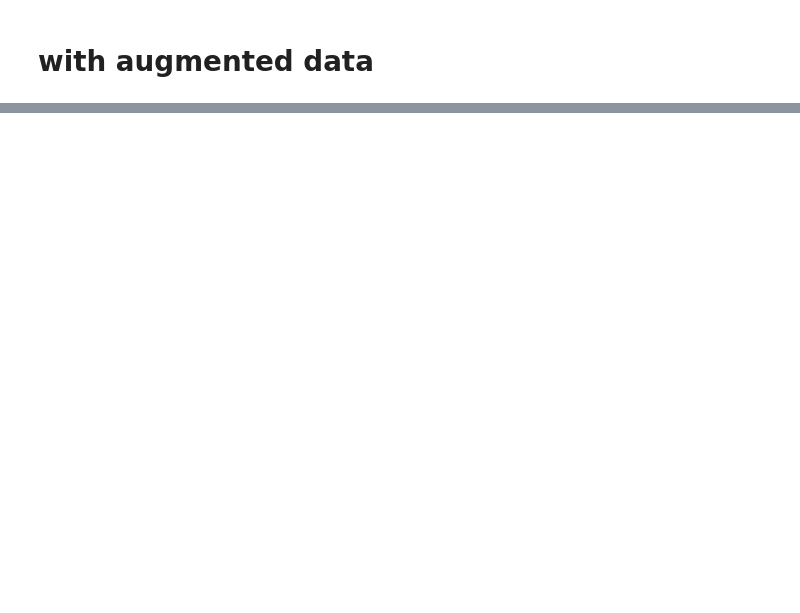
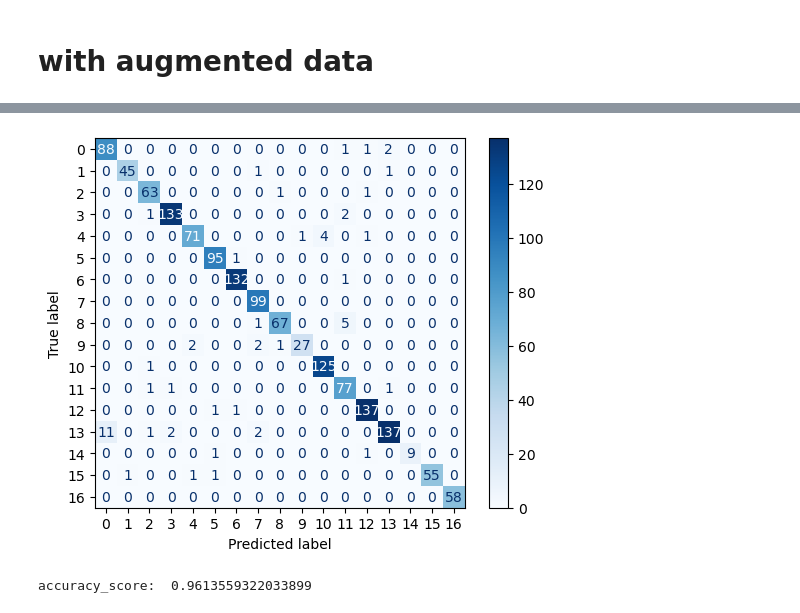
Before and after one commit to vhrollo/inf264_project2, a Jupyter notebook: src/soda_test.ipynb, the cells around one changed output, grey strips where cells are left out. Saved outputs shown, nothing was run; the diff lists cells and outputs as text; code cells hidden in the pictures; blank space fills up the shorter version.

```diff
--- a/src/soda_test.ipynb
+++ b/src/soda_test.ipynb
@@ -259,0 +339,22 @@ Score on val data(w/aug): loss = 0.17834694683551788, metric = 0.953220367431640
+# %%
+from sklearn.model_selection import GridSearchCV
+from tensorflow.keras.wrappers.scikit_learn import KerasClassifier
+
+h_params = {
+    "kernel_size" : [(3,3), (5,5)],
+    "activation" : ['relu','sigmoid'],
+    "n_filters" : [32, 64, 128],
+    "pool_size" : [(2,2), (4,4)],
+    "drop_out_rate" : [0.2,0.5],
+    "loss" : ['categorical_crossentropy'],
+    "learning_rate" : [0.0001,0.001,0.01]
+}
+
+cnn = KerasClassifier(build_fn=LeNetCNN, epochs=10,)
+
+
+gscv = GridSearchCV(estimator=cnn,
+                    param_grid=h_params,
+                    n_jobs=-1,
+                    cv=3)
+gscv.fit(X_train,y_train)
@@ -259,0 +445,4 @@ Score on val data(w/aug): loss = 0.17834694683551788, metric = 0.953220367431640
+# %%
+print(f"Best score {gscv.best_score_}, with parameters {gscv.best_params_}")
+best_cnn = gscv.best_estimator_
+best_cnn.fit(X_train,y_train)
@@ -259,0 +476,17 @@ Score on val data(w/aug): loss = 0.17834694683551788, metric = 0.953220367431640
+# %%
+from sklearn.metrics import confusion_matrix, ConfusionMatrixDisplay, f1_score
+from matplotlib import cm
+from sklearn.metrics import accuracy_score
+
+
+#0.0634 - accuracy: 0.9858 DAMN FIX ;_;
+y_pred = best_cnn.predict(X_val)
+
+conf_matrix = confusion_matrix(y_val, y_pred)
+disp = ConfusionMatrixDisplay(confusion_matrix=conf_matrix)
+disp.plot(cmap=cm.Blues)
+plt.show()
+
+score = accuracy_score(y_val,y_pred)
+print("accuracy_score: ", score)
+# %% [output]
@@ -259,0 +498,2 @@ Score on val data(w/aug): loss = 0.17834694683551788, metric = 0.953220367431640
+[figure, added]
+accuracy_score:  0.9613559322033899
```
Also changed, not shown: parts of 21 cells of this notebook.
